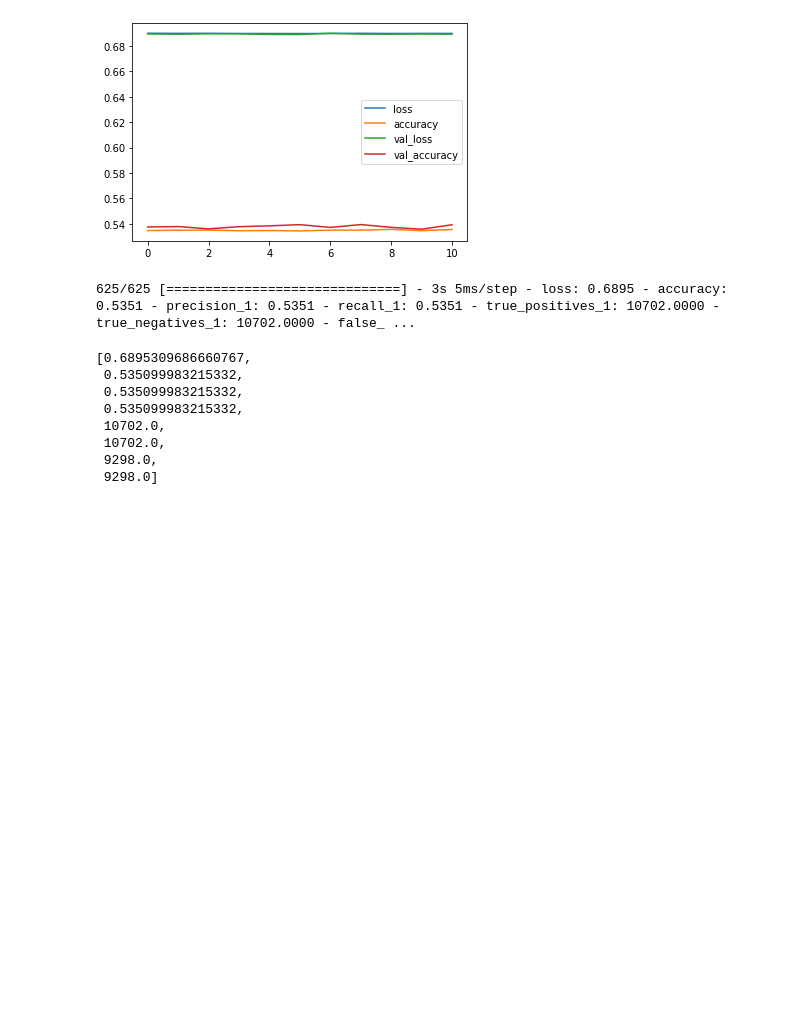
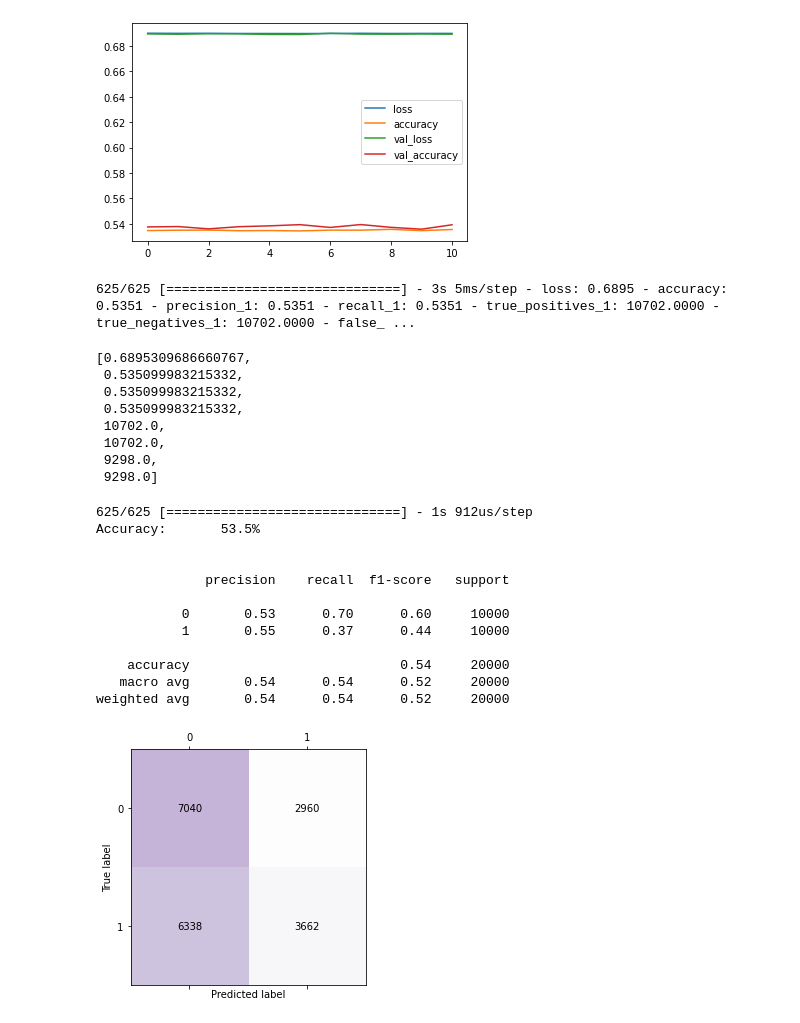
Before and after one commit to ppkgtmm/sentiment, a Jupyter notebook: MLP.ipynb, the cells around one changed output. Saved outputs shown, nothing was run; the diff lists cells and outputs as text; code cells hidden in the pictures; blank space fills up the shorter version.

```diff
--- a/MLP.ipynb
+++ b/MLP.ipynb
@@ -408,3 +411,40 @@ model.evaluate(test_seq, test_target, batch_size=32)
  10702.0,
  9298.0,
  9298.0]
+# %%
+def model_evaluate(model,X_test,y_test,batch_size):
+    # predict class with test set
+    y_pred_test =  model.predict_classes(X_test, batch_size=batch_size, verbose=1)
+    print('Accuracy:\t{:0.1f}%'.format(accuracy_score(np.argmax(y_test,axis=1),y_pred_test)*100))
+
+    #classification report
+    print('\n')
+    print(classification_report(np.argmax(y_test,axis=1), y_pred_test))
+
+    #confusion matrix
+    confmat = confusion_matrix(np.argmax(y_test,axis=1), y_pred_test)
+
+    fig, ax = plt.subplots(figsize=(4, 4))
+    ax.matshow(confmat, cmap=plt.cm.Purples, alpha=0.3)
+    for i in range(confmat.shape[0]):
+        for j in range(confmat.shape[1]):
+            ax.text(x=j, y=i, s=confmat[i, j], va='center', ha='center')
+    plt.xlabel('Predicted label')
+    plt.ylabel('True label')
+    plt.tight_layout()
+# %%
+model_evaluate(model, test_seq, test_target, 32)
+# %% [output]
+625/625 [==============================] - 1s 912us/step
+Accuracy:       53.5%
+
+
+              precision    recall  f1-score   support
+
+           0       0.53      0.70      0.60     10000
+           1       0.55      0.37      0.44     10000
+
+    accuracy                           0.54     20000
+   macro avg       0.54      0.54      0.52     20000
+weighted avg       0.54      0.54      0.52     20000
+[figure, added]
```
Also changed, not shown: parts of 1 cell of this notebook.
